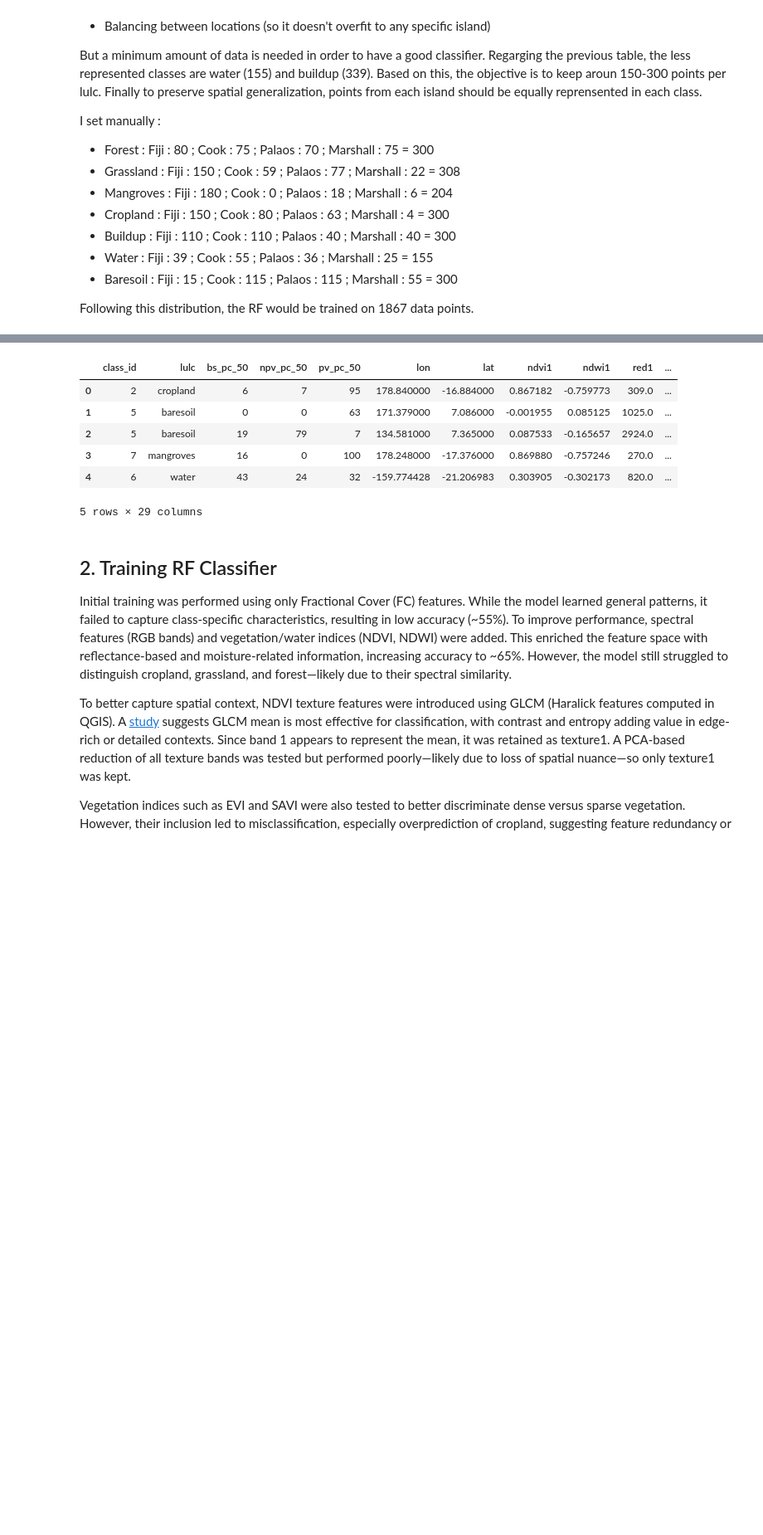
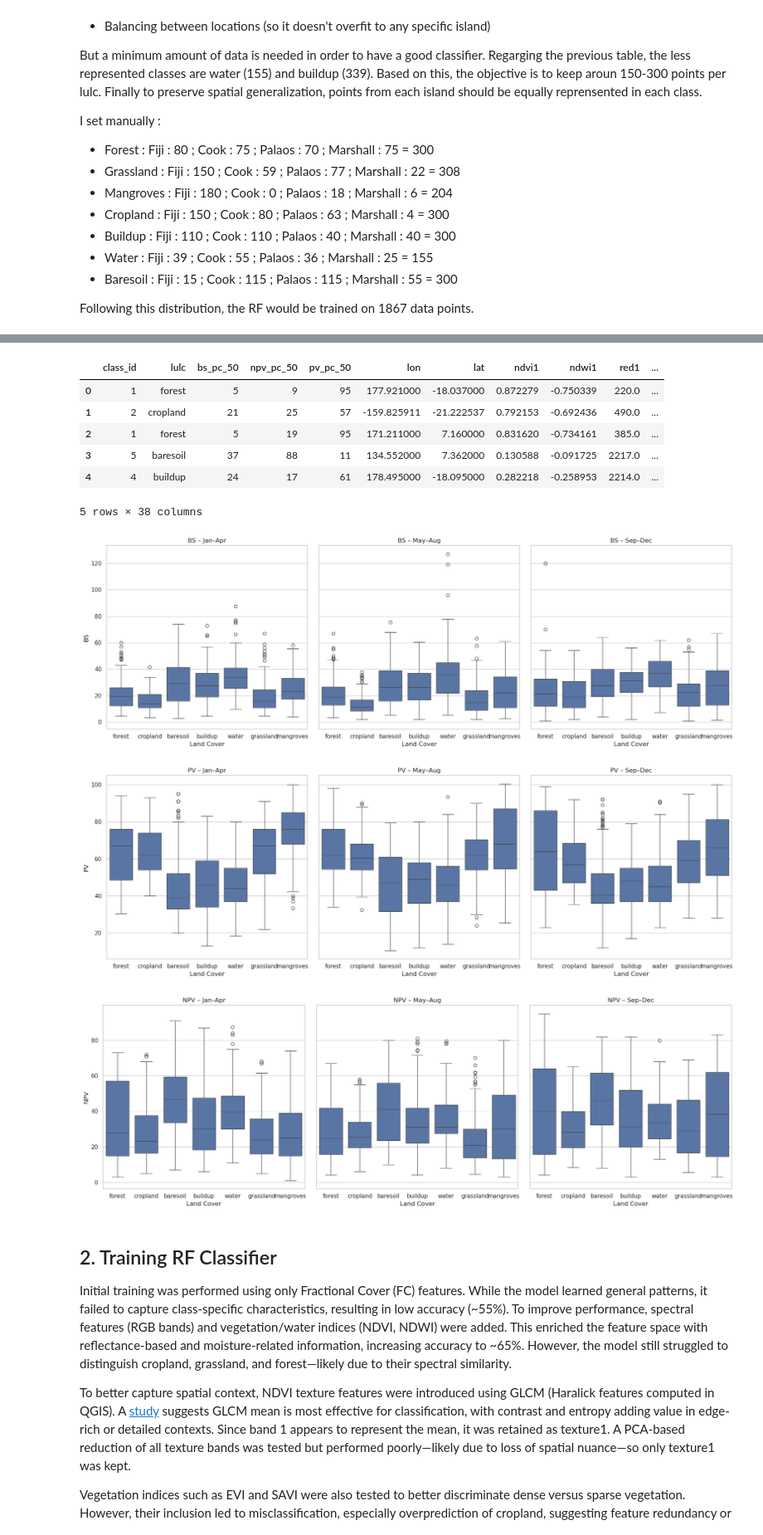
Before and after one commit to digitalearthpacific/dep-fc-applications, a Jupyter notebook: FC_RF_Classifier.ipynb, the cells around one changed output, grey strips where cells are left out. Shown at 83% size. Cells and saved outputs as stored; diff of their text form; code cells hidden in the pictures; blank space fills up the shorter version.

```diff
--- a/FC_RF_Classifier.ipynb
+++ b/FC_RF_Classifier.ipynb
@@ -127,8 +129,8 @@ sampling_plan = {
     "mangroves":  {"Fiji": 180, "Cook": 0,   "Palaos": 18,  "Marshall": 6},
     "cropland":   {"Fiji": 155, "Cook": 80,  "Palaos": 63,  "Marshall": 4},
     "buildup":    {"Fiji": 110, "Cook": 110, "Palaos": 40,  "Marshall": 40},
-    "water":      {"Fiji": 39,  "Cook": 55,  "Palaos": 36,  "Marshall": 25},
-    "baresoil":   {"Fiji": 15,  "Cook": 115, "Palaos": 115, "Marshall": 55}
+    "water":      {"Fiji": 38,  "Cook": 55,  "Palaos": 36,  "Marshall": 18},
+    "baresoil":   {"Fiji": 15,  "Cook": 115, "Palaos": 115, "Marshall": 15}
 }
 
 island_dfs = {
@@ -193,12 +195,12 @@ df = train_df.sample(frac=1).reset_index(drop=True)
 df.head()
 # %% [output]
 |  | class_id | lulc | bs_pc_50 | npv_pc_50 | pv_pc_50 | lon | lat | ndvi1 | ndwi1 | red1 | ... |
-| 0 | 2 | cropland | 6 | 7 | 95 | 178.840000 | -16.884000 | 0.867182 | -0.759773 | 309.0 | ... |
-| 1 | 5 | baresoil | 0 | 0 | 63 | 171.379000 | 7.086000 | -0.001955 | 0.085125 | 1025.0 | ... |
-| 2 | 5 | baresoil | 19 | 79 | 7 | 134.581000 | 7.365000 | 0.087533 | -0.165657 | 2924.0 | ... |
-| 3 | 7 | mangroves | 16 | 0 | 100 | 178.248000 | -17.376000 | 0.869880 | -0.757246 | 270.0 | ... |
-| 4 | 6 | water | 43 | 24 | 32 | -159.774428 | -21.206983 | 0.303905 | -0.302173 | 820.0 | ... |
+| 0 | 1 | forest | 5 | 9 | 95 | 177.921000 | -18.037000 | 0.872279 | -0.750339 | 220.0 | ... |
+| 1 | 2 | cropland | 21 | 25 | 57 | -159.825911 | -21.222537 | 0.792153 | -0.692436 | 490.0 | ... |
+| 2 | 1 | forest | 5 | 19 | 95 | 171.211000 | 7.160000 | 0.831620 | -0.734161 | 385.0 | ... |
+| 3 | 5 | baresoil | 37 | 88 | 11 | 134.552000 | 7.362000 | 0.130588 | -0.091725 | 2217.0 | ... |
+| 4 | 4 | buildup | 24 | 17 | 61 | 178.495000 | -18.095000 | 0.282218 | -0.258953 | 2214.0 | ... |
-5 rows × 29 columns
+5 rows × 38 columns
 # %%
 # save the training dataset
 df.to_excel('./data/training_data.xlsx')
@@ -207,6 +209,49 @@ df.to_excel('./data/training_data.xlsx')
 geometry = [Point(xy) for xy in zip(df['lon'], df['lat'])]
 gdf = gpd.GeoDataFrame(df, geometry=geometry, crs="EPSG:4326")
 gdf.to_file("./data/training_data.shp", driver="ESRI Shapefile")
+# %%
+import matplotlib.pyplot as plt
+import seaborn as sns
+
+# Ensure we use seaborn style for nicer plots
+sns.set(style="whitegrid")
+
+# Map from season column names to display names
+season_mapping = {
+    'bs_jan_apr': 'Jan–Apr',
+    'bs_may_aug': 'May–Aug',
+    'bs_sep_dec': 'Sep–Dec',
+    'pv_jan_apr': 'Jan–Apr',
+    'pv_may_aug': 'May–Aug',
+    'pv_sep_dec': 'Sep–Dec',
+    'npv_jan_apr': 'Jan–Apr',
+    'npv_may_aug': 'May–Aug',
+    'npv_sep_dec': 'Sep–Dec',
+}
+
+# Function to plot boxplots for a given prefix (bs, pv, npv)
+def plot_seasonal_boxplots(df, prefix):
+    fig, axes = plt.subplots(1, 3, figsize=(18, 6), sharey=True)
+    seasons = ['jan_apr', 'may_aug', 'sep_dec']
+
+    for ax, season in zip(axes, seasons):
+        col_name = f"{prefix}_{season}"
+        sns.boxplot(data=df, x='lulc', y=col_name, ax=ax)
+        ax.set_title(f"{prefix.upper()} – {season_mapping[col_name]}")
+        ax.set_xlabel("Land Cover")
+        ax.set_ylabel(prefix.upper())
+
+    plt.tight_layout()
+    plt.show()
+
+# Plot for BS, PV, NPV
+plot_seasonal_boxplots(df, 'bs')
+plot_seasonal_boxplots(df, 'pv')
+plot_seasonal_boxplots(df, 'npv')
+# %% [output]
+[figure, added]
+[figure, added]
+[figure, added]
 # %% [markdown]
 ## 2. Training RF Classifier
 
```
Also changed, not shown: parts of 25 cells of this notebook.
